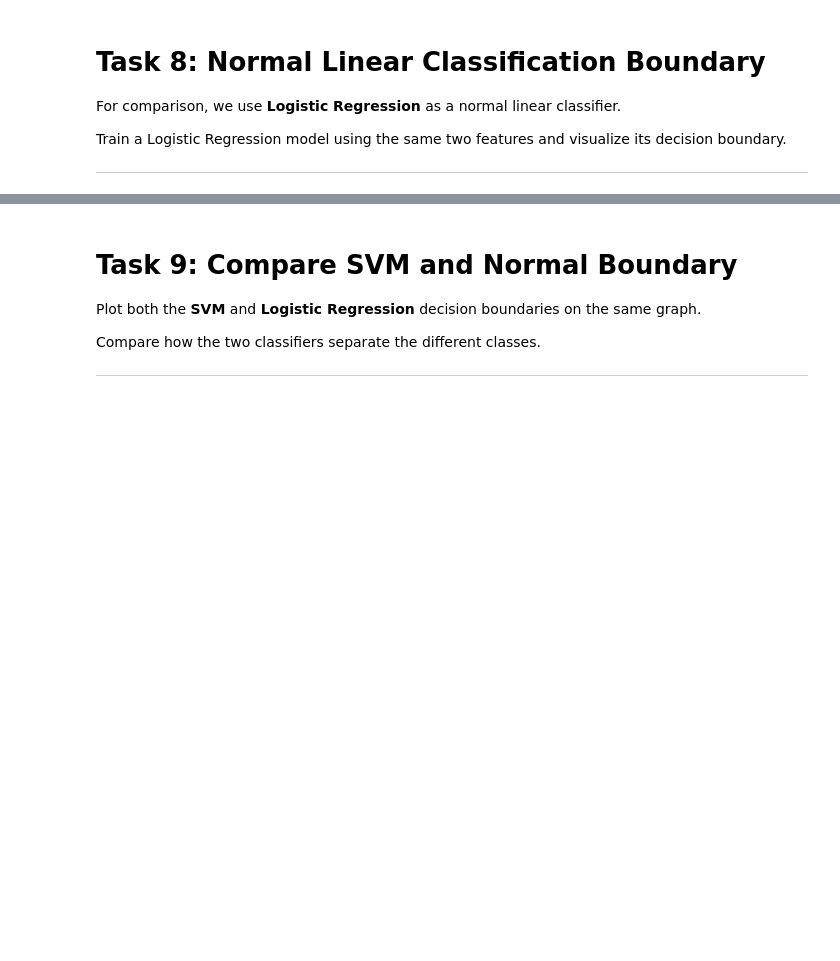
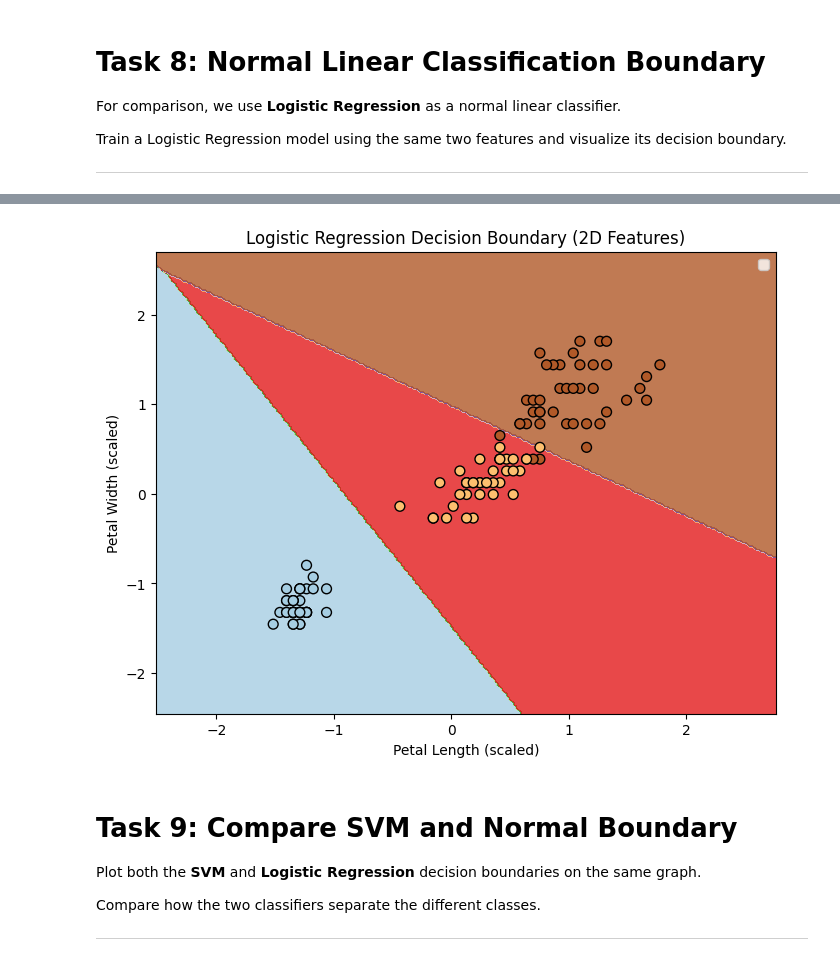
Before and after one commit to Taniya1701/CSL701-CS06_Machine-Learning-Lab, a Jupyter notebook: Experiments and Mini-Project/ML_Experiment_6.ipynb, the cells around one changed output, grey strips where cells are left out. Drawn from its saved outputs; the diff is of its cells as text; code cells hidden in the pictures; blank space fills up the shorter version.

```diff
--- a/Experiments and Mini-Project/ML_Experiment_6.ipynb
+++ b/Experiments and Mini-Project/ML_Experiment_6.ipynb
@@ -182,29 +151,14 @@ Remove the `Id` column.
 
 Select Remaining Features
 # %%
-# Task 3: Select Features and Target
+# Define features (X) and target (y)
+X = df.drop('species', axis=1) # All columns except 'species'
+y = df['species'] # The 'species' column is the target
 
-# Remove Id column
-df = df.drop("Id", axis=1)
-
-# Select features
-X = df.drop("Species", axis=1)
-
-# Select target
-y = df["Species"]
-
-print("Features:")
-print(X.columns.tolist())
-
-print("\nTarget:")
-print("Species")
-
-print("\nShape of X:", X.shape)
-print("Shape of y:", y.shape)
-
-print("\nFirst 5 feature records:")
-display(X.head())
-
-print("\nFirst 5 target records:")
-display(y.head())
+print('Features (X) shape:', X.shape)
+print('Target (y) shape:', y.shape)
+print('\nFirst 5 rows of X:')
+print(X.head())
+print('\nFirst 5 rows of y:')
+print(y.head())
 # %% [output]
@@ -541,3 +382,14 @@ Logistic Regression Accuracy (%):
+# %%
+from sklearn.linear_model import LogisticRegression
+
+# Train Logistic Regression model on 2-D data
+log_reg_2d = LogisticRegression(random_state=42)
+log_reg_2d.fit(X_train_scaled_2d, y_train_2d)
+
+# Plot the Logistic Regression decision boundary
+plot_decision_boundary(X_train_scaled_2d, y_train_2d, log_reg_2d, 'Logistic Regression Decision Boundary (2D Features)')
+# %% [output]
+[figure, added]
 # %% [markdown]
 # Task 9: Compare SVM and Normal Boundary
 
```
Also changed, not shown: parts of 17 cells of this notebook.
